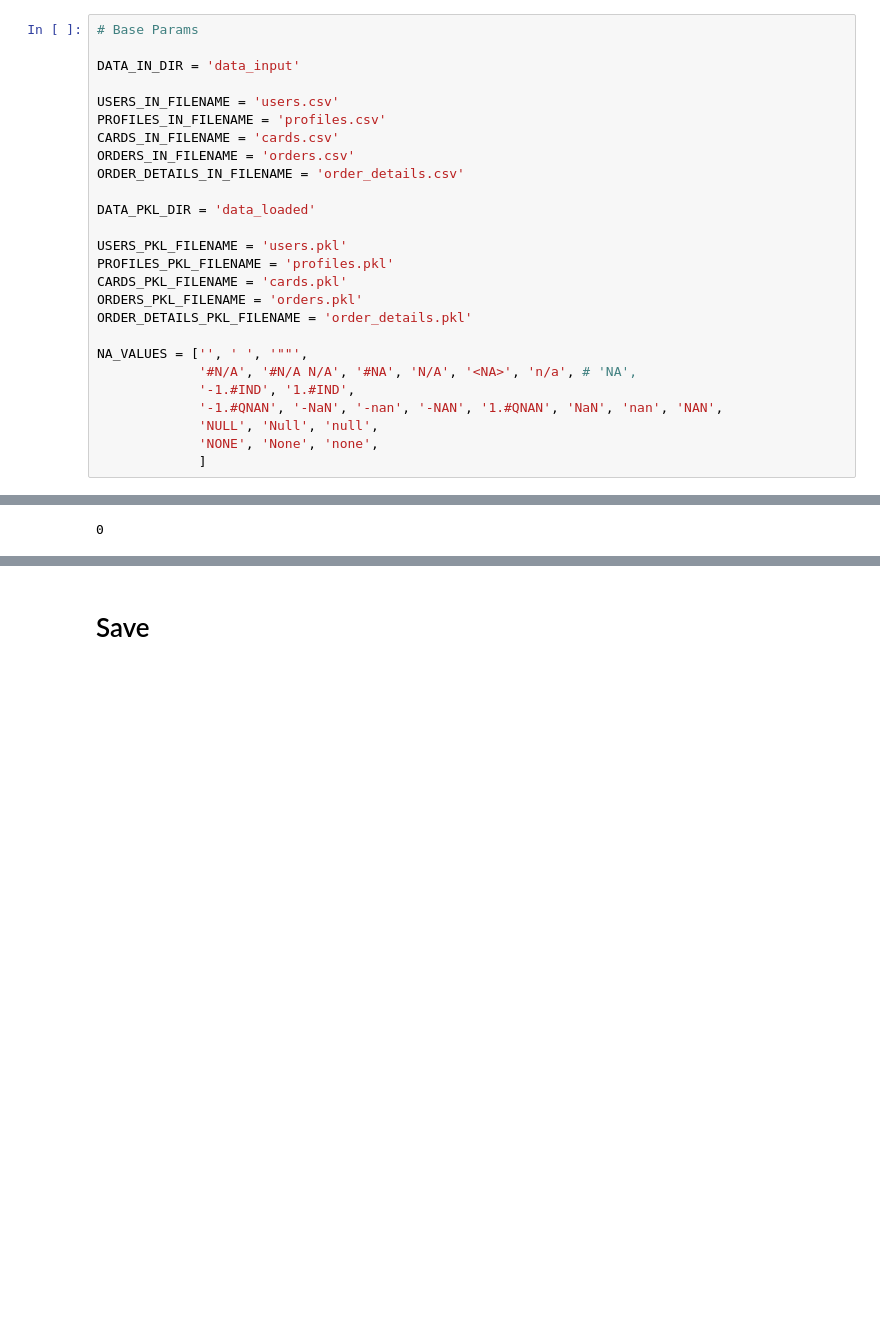
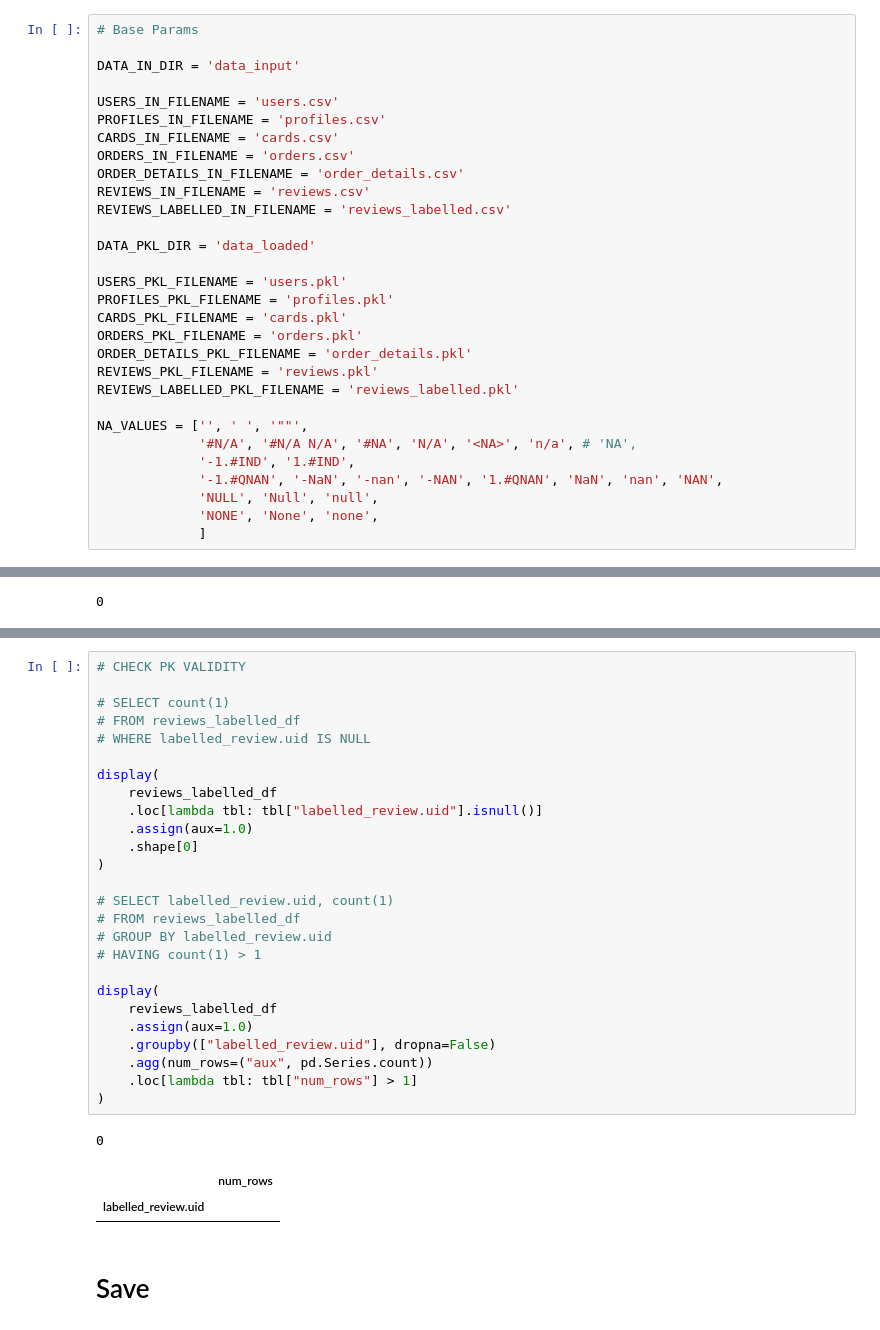
Before and after one commit to F4rab1/Marketing_Analytics, a Jupyter notebook: notebooks/01_read_data.ipynb, the cells around one changed output, grey strips where cells are left out. Drawn from its saved outputs; the diff is of its cells as text; blank space fills up the shorter version.

```diff
--- a/notebooks/01_read_data.ipynb
+++ b/notebooks/01_read_data.ipynb
@@ -23,6 +20,8 @@ PROFILES_IN_FILENAME = 'profiles.csv'
 CARDS_IN_FILENAME = 'cards.csv'
 ORDERS_IN_FILENAME = 'orders.csv'
 ORDER_DETAILS_IN_FILENAME = 'order_details.csv'
+REVIEWS_IN_FILENAME = 'reviews.csv'
+REVIEWS_LABELLED_IN_FILENAME = 'reviews_labelled.csv'
 
 DATA_PKL_DIR = 'data_loaded'
 
@@ -31,6 +30,8 @@ PROFILES_PKL_FILENAME = 'profiles.pkl'
 CARDS_PKL_FILENAME = 'cards.pkl'
 ORDERS_PKL_FILENAME = 'orders.pkl'
 ORDER_DETAILS_PKL_FILENAME = 'order_details.pkl'
+REVIEWS_PKL_FILENAME = 'reviews.pkl'
+REVIEWS_LABELLED_PKL_FILENAME = 'reviews_labelled.pkl'
 
 NA_VALUES = ['', ' ', '""',
              '#N/A', '#N/A N/A', '#NA', 'N/A', '<NA>', 'n/a', # 'NA',
@@ -852,3 +977,33 @@ display(
+# %%
+# CHECK PK VALIDITY
+
+# SELECT count(1)
+# FROM reviews_labelled_df
+# WHERE labelled_review.uid IS NULL
+
+display(
+    reviews_labelled_df
+    .loc[lambda tbl: tbl["labelled_review.uid"].isnull()]
+    .assign(aux=1.0)
+    .shape[0]
+)
+
+# SELECT labelled_review.uid, count(1)
+# FROM reviews_labelled_df
+# GROUP BY labelled_review.uid
+# HAVING count(1) > 1
+
+display(
+    reviews_labelled_df
+    .assign(aux=1.0)
+    .groupby(["labelled_review.uid"], dropna=False)
+    .agg(num_rows=("aux", pd.Series.count))
+    .loc[lambda tbl: tbl["num_rows"] > 1]
+)
+# %% [output]
+0
+|  | num_rows |
+| labelled_review.uid |  |
 # %% [markdown]
 # Save
 # %%
```
Also changed, not shown: parts of 13 cells of this notebook, 2 other files.
